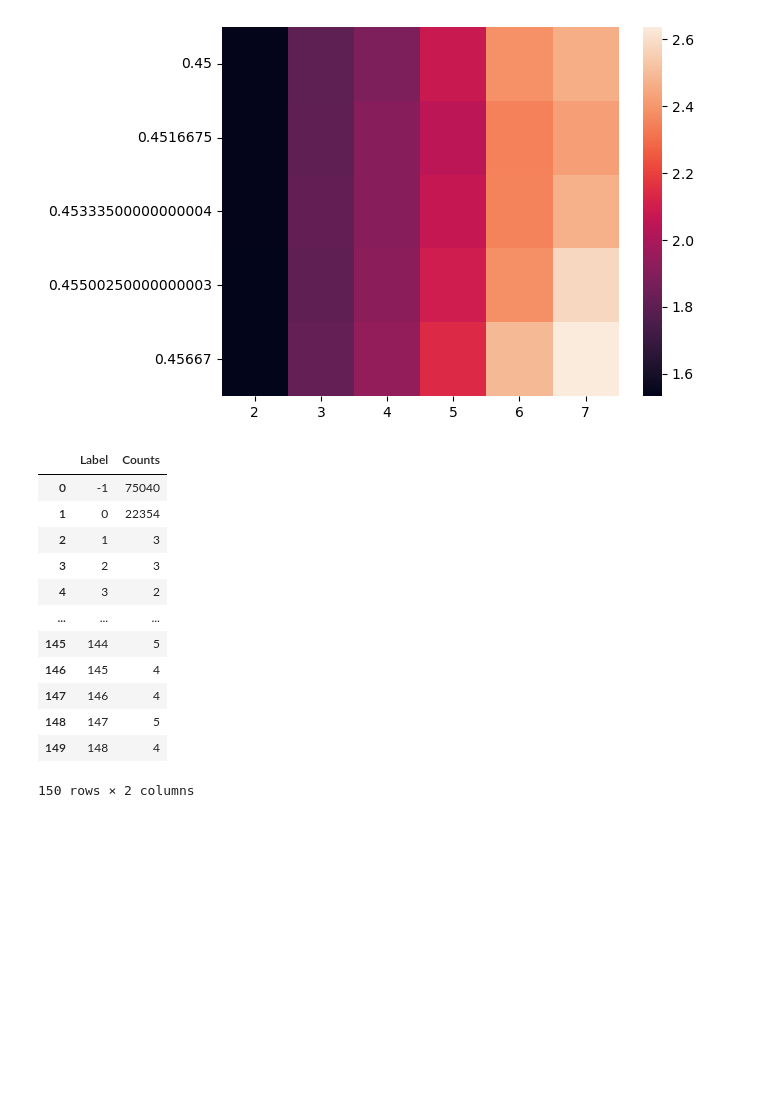
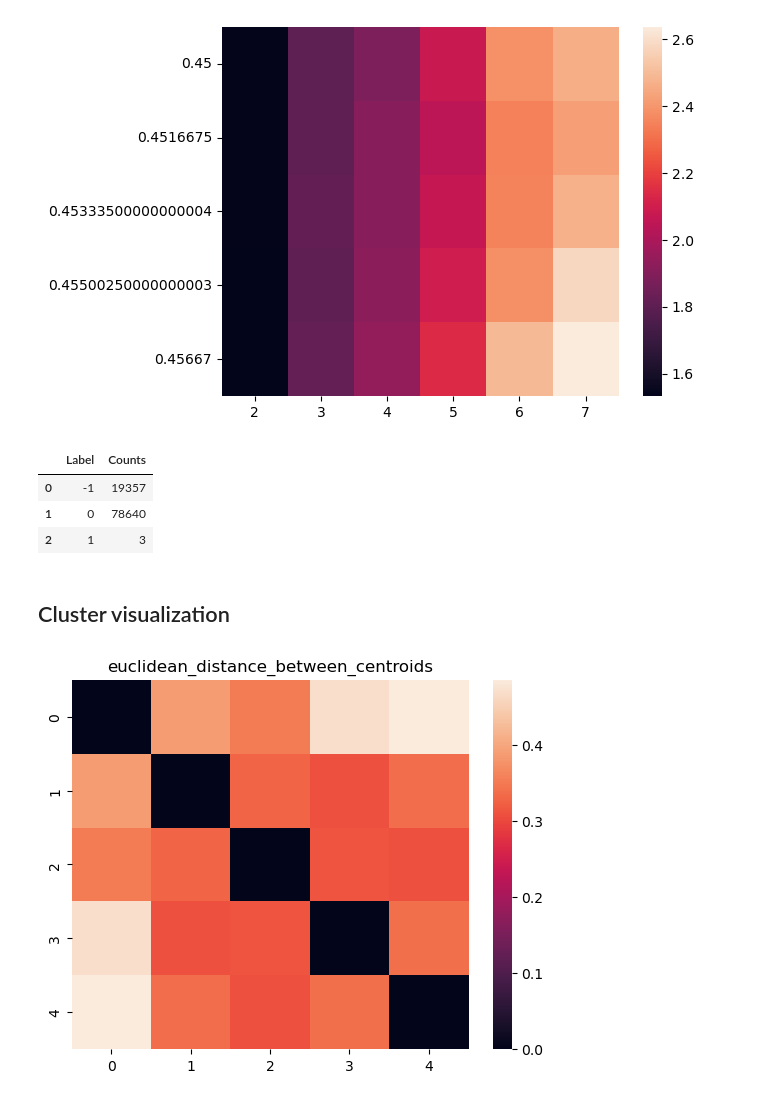
Before and after one commit to siemieniuk/dm-assignment-3, a Jupyter notebook: clustering.ipynb, the cells around one changed output. Cells and saved outputs as stored; diff of their text form; code cells hidden in the pictures; blank space fills up the shorter version.

```diff
--- a/clustering.ipynb
+++ b/clustering.ipynb
@@ -51,6 +72,6 @@ df_data = df_data[columns]
 # %%
 scaler = MinMaxScaler().fit(df_num)
-norm = Normalizer().fit(df_cat)
+norm = MinMaxScaler().fit(df_cat)
 
 df_scaled = pd.DataFrame(scaler.transform(df_num), columns=df_num.columns)
 
@@ -147,26 +183,19 @@ sns.heatmap(results, xticklabels=mins_samples, yticklabels=epsilons)
 <Axes: >
 [figure]
 # %%
-dbscan = DBSCAN(eps=epsilons[3], min_samples=5)
+dbscan = DBSCAN(eps=0.485, min_samples=5)
 labels = dbscan.fit_predict(df_scaled)
 
 label_ids, label_counts = np.unique(labels, return_counts=True)
 dbscan_results = pd.DataFrame()
 dbscan_results["Label"] = label_ids
 dbscan_results["Counts"] = label_counts
 
 dbscan_results
 # %% [output]
 |  | Label | Counts |
-| 0 | -1 | 75040 |
-| 1 | 0 | 22354 |
+| 0 | -1 | 19357 |
+| 1 | 0 | 78640 |
 | 2 | 1 | 3 |
-| 3 | 2 | 3 |
-| 4 | 3 | 2 |
-| ... | ... | ... |
-| 145 | 144 | 5 |
-| 146 | 145 | 4 |
-| 147 | 146 | 4 |
-| 148 | 147 | 5 |
-| 149 | 148 | 4 |
-150 rows × 2 columns
+# %% [markdown]
+## Cluster visualization
@@ -172,0 +265,4 @@ dbscan_results
+# %%
+plot_cluster_distances_heatmap(df_scaled, [labels], [euclidean_distance_between_centroids])
+# %% [output]
+[figure, added]
```
Also changed, not shown: parts of 12 cells of this notebook.
